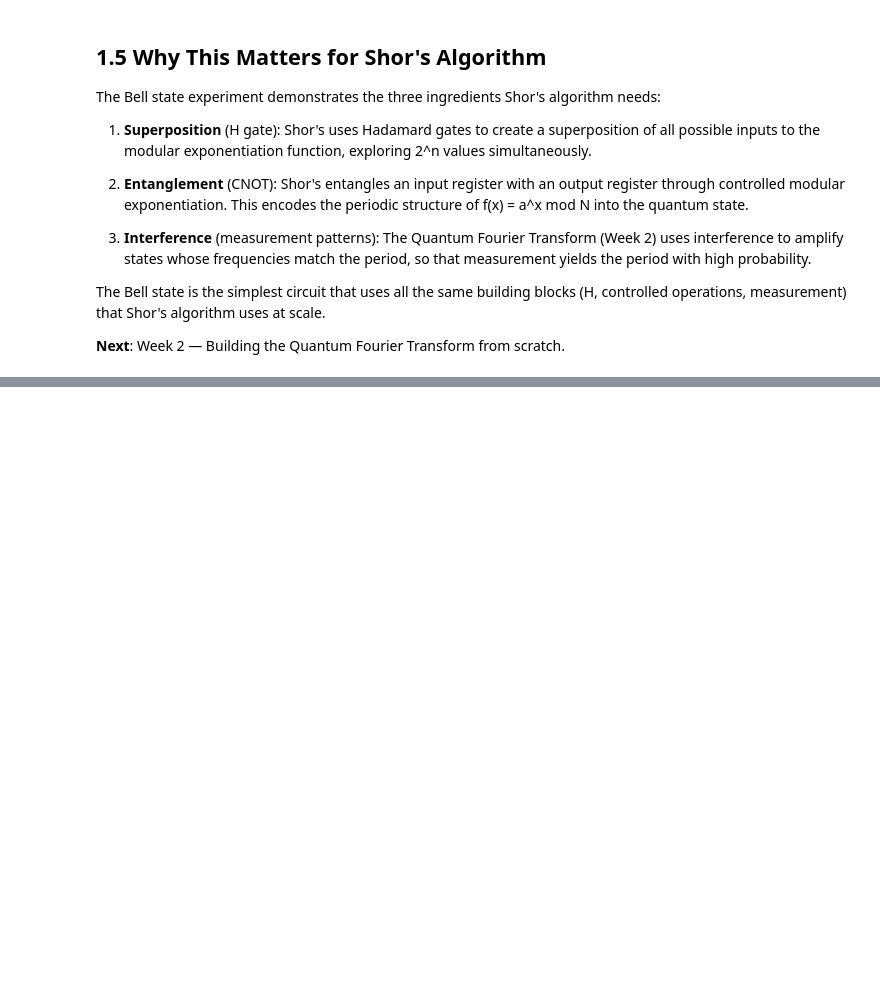
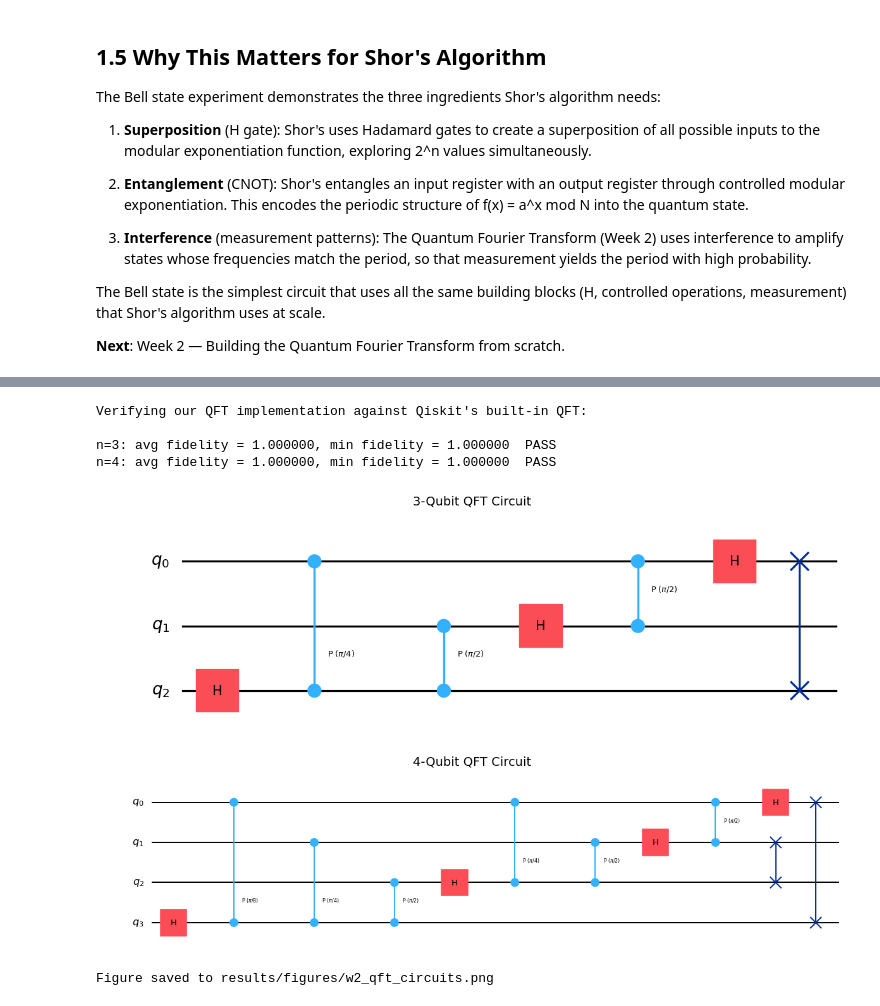
Before and after one commit to utkarshc-sudo/btech-pqc-shors, a Jupyter notebook: notebooks/01_shors_threat.ipynb, the cells around one changed output, grey strips where cells are left out. Cells and saved outputs as stored; diff of their text form; code cells hidden in the pictures; blank space fills up the shorter version.

```diff
--- a/notebooks/01_shors_threat.ipynb
+++ b/notebooks/01_shors_threat.ipynb
@@ -269,0 +302,63 @@ The Bell state is the simplest circuit that uses all the same building blocks (H
+# %%
+# Verify our QFT against Qiskit's built-in QFT using Statevector fidelity
+from qiskit.circuit.library import QFT
+from qiskit.quantum_info import Statevector, state_fidelity
+
+print("Verifying our QFT implementation against Qiskit's built-in QFT:\n")
+
+for n in [3, 4]:
+    # Our implementation
+    our_qft = qft_circuit(n)
+
+    # Qiskit's built-in QFT
+    qiskit_qft = QFT(num_qubits=n)
+
+    # Compare statevectors for several input states
+    fidelities = []
+    for input_val in range(2**n):
+        # Prepare input state |input_val>
+        input_circuit_ours = QuantumCircuit(n)
+        input_circuit_qiskit = QuantumCircuit(n)
+
+        # Set input bits
+        for bit in range(n):
+            if (input_val >> bit) & 1:
+                input_circuit_ours.x(bit)
+                input_circuit_qiskit.x(bit)
+
+        # Apply QFT
+        input_circuit_ours.append(our_qft, range(n))
+        input_circuit_qiskit.append(qiskit_qft, range(n))
+
+        # Get statevectors
+        sv_ours = Statevector.from_instruction(input_circuit_ours)
+        sv_qiskit = Statevector.from_instruction(input_circuit_qiskit)
+
+        fid = state_fidelity(sv_ours, sv_qiskit)
+        fidelities.append(fid)
+
+    avg_fidelity = np.mean(fidelities)
+    min_fidelity = np.min(fidelities)
+    print(f"n={n}: avg fidelity = {avg_fidelity:.6f}, min fidelity = {min_fidelity:.6f}  {'PASS' if min_fidelity > 0.9999 else 'FAIL'}")
+# %% [output]
+Verifying our QFT implementation against Qiskit's built-in QFT:
+
+n=3: avg fidelity = 1.000000, min fidelity = 1.000000  PASS
+n=4: avg fidelity = 1.000000, min fidelity = 1.000000  PASS
+# %%
+# Visualize the QFT circuits
+fig, (ax1, ax2) = plt.subplots(2, 1, figsize=(12, 8))
+
+qft_circuit(3).draw('mpl', ax=ax1)
+ax1.set_title('3-Qubit QFT Circuit', fontsize=14)
+
+qft_circuit(4).draw('mpl', ax=ax2)
+ax2.set_title('4-Qubit QFT Circuit', fontsize=14)
+
+plt.tight_layout()
+fig.savefig('../results/figures/w2_qft_circuits.png', dpi=150, bbox_inches='tight')
+plt.show()
+print("Figure saved to results/figures/w2_qft_circuits.png")
+# %% [output]
+[figure, added]
+Figure saved to results/figures/w2_qft_circuits.png
```
Also changed, not shown: parts of 25 cells of this notebook, 37 other files.
